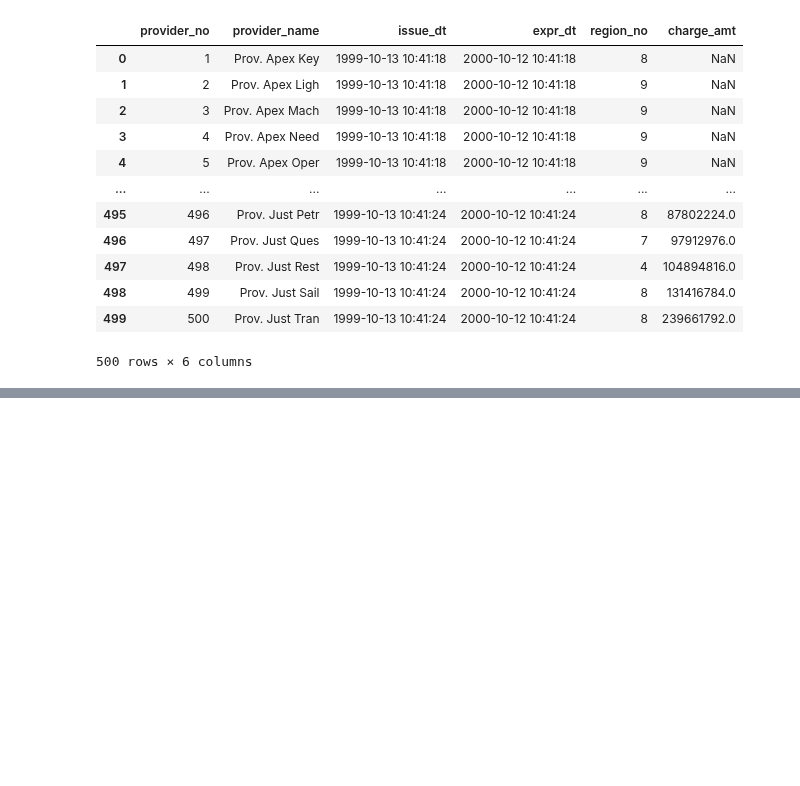
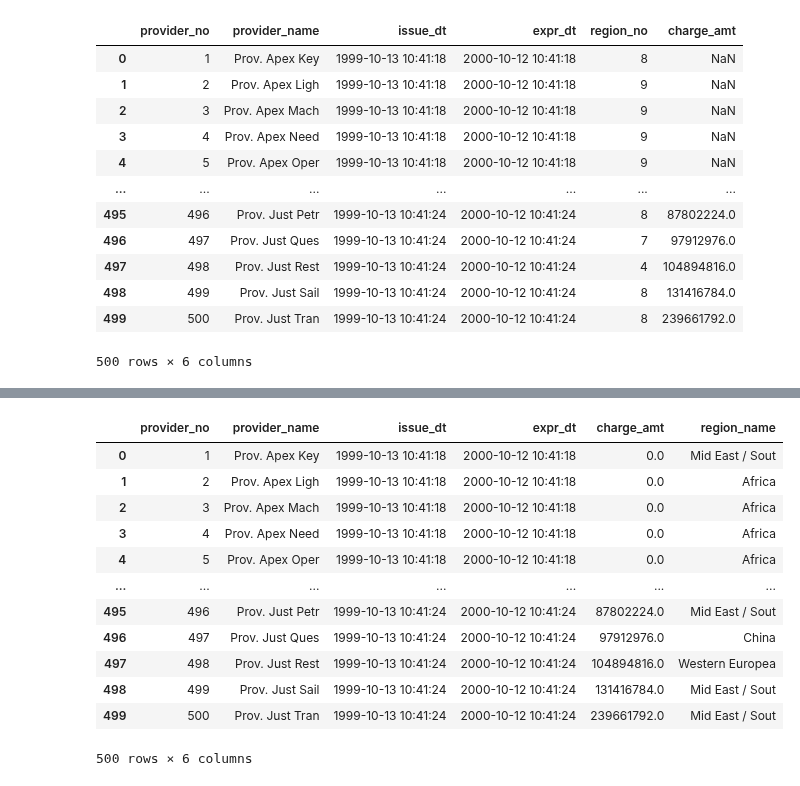
Before and after one commit to Iswarya1011/Cloud-Data-Infrastructure-GroupB-Credit, a Jupyter notebook: charge_denormalization.ipynb, the cells around one changed output, grey strips where cells are left out. Drawn from its saved outputs; the diff is of its cells as text; code cells hidden in the pictures; blank space fills up the shorter version.

```diff
--- a/charge_denormalization.ipynb
+++ b/charge_denormalization.ipynb
@@ -146,3 +146,6 @@ provider_def_2
 | 498 | 499 | Prov. Just Sail | 1999-10-13 10:41:24 | 2000-10-12 10:41:24 | 8 | 131416784.0 |
 | 499 | 500 | Prov. Just Tran | 1999-10-13 10:41:24 | 2000-10-12 10:41:24 | 8 | 239661792.0 |
 500 rows × 6 columns
+# %%
+region_df = pd.read_csv("Dataset/region.csv", sep=',')
+region_df
@@ -148,0 +163,18 @@ provider_def_2
+# %%
+provider_final_df = provider_def_2.merge(region_df[['region_no', 'region_name']], how="left", on="region_no").drop(columns=["region_no"]).fillna(0)
+# %%
+provider_final_df
+# %% [output]
+|  | provider_no | provider_name | issue_dt | expr_dt | charge_amt | region_name |
+| 0 | 1 | Prov. Apex Key | 1999-10-13 10:41:18 | 2000-10-12 10:41:18 | 0.0 | Mid East / Sout |
+| 1 | 2 | Prov. Apex Ligh | 1999-10-13 10:41:18 | 2000-10-12 10:41:18 | 0.0 | Africa |
+| 2 | 3 | Prov. Apex Mach | 1999-10-13 10:41:18 | 2000-10-12 10:41:18 | 0.0 | Africa |
+| 3 | 4 | Prov. Apex Need | 1999-10-13 10:41:18 | 2000-10-12 10:41:18 | 0.0 | Africa |
+| 4 | 5 | Prov. Apex Oper | 1999-10-13 10:41:18 | 2000-10-12 10:41:18 | 0.0 | Africa |
+| ... | ... | ... | ... | ... | ... | ... |
+| 495 | 496 | Prov. Just Petr | 1999-10-13 10:41:24 | 2000-10-12 10:41:24 | 87802224.0 | Mid East / Sout |
+| 496 | 497 | Prov. Just Ques | 1999-10-13 10:41:24 | 2000-10-12 10:41:24 | 97912976.0 | China |
+| 497 | 498 | Prov. Just Rest | 1999-10-13 10:41:24 | 2000-10-12 10:41:24 | 104894816.0 | Western Europea |
+| 498 | 499 | Prov. Just Sail | 1999-10-13 10:41:24 | 2000-10-12 10:41:24 | 131416784.0 | Mid East / Sout |
+| 499 | 500 | Prov. Just Tran | 1999-10-13 10:41:24 | 2000-10-12 10:41:24 | 239661792.0 | Mid East / Sout |
+500 rows × 6 columns
```
Also changed, not shown: parts of 3 cells of this notebook, 1 other file.
